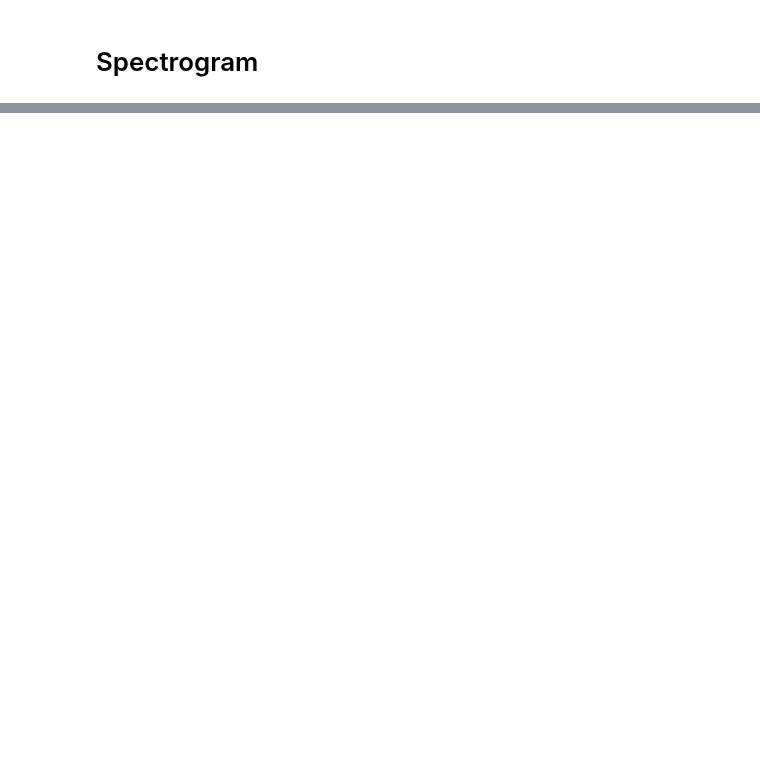
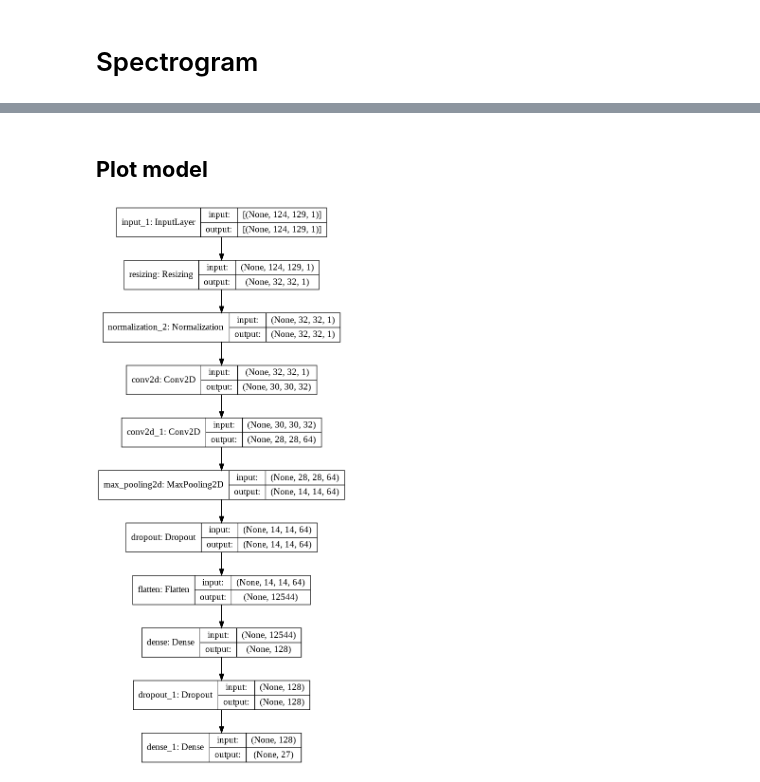
Before and after one commit to milicagaljak/SpeechCommandRecognition, a Jupyter notebook: 01_main.ipynb, the cells around one changed output, grey strips where cells are left out. Saved outputs shown, nothing was run; the diff lists cells and outputs as text; code cells hidden in the pictures; blank space fills up the shorter version.

```diff
--- a/01_main.ipynb
+++ b/01_main.ipynb
@@ -424,0 +653,8 @@ plt.show()
+# %% [markdown]
+
+## **Plot model**
+# %%
+from tensorflow.keras import utils
+utils.plot_model(model, to_file='./image/sample_cnn_model_img.png', show_shapes=True)
+# %% [output]
+[figure, added]
```
Also changed, not shown: parts of 86 cells of this notebook, 3 other files.
